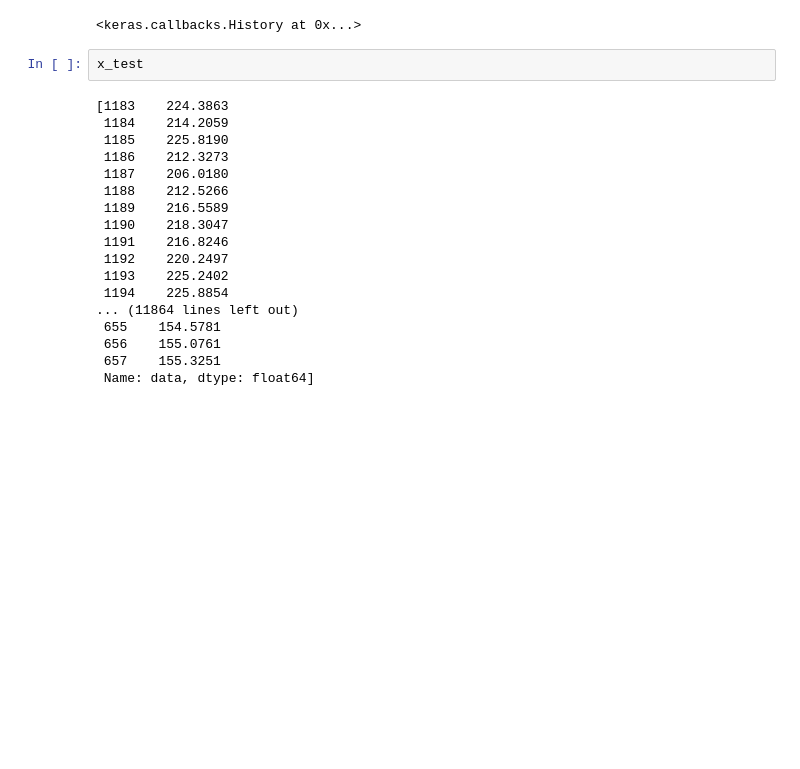
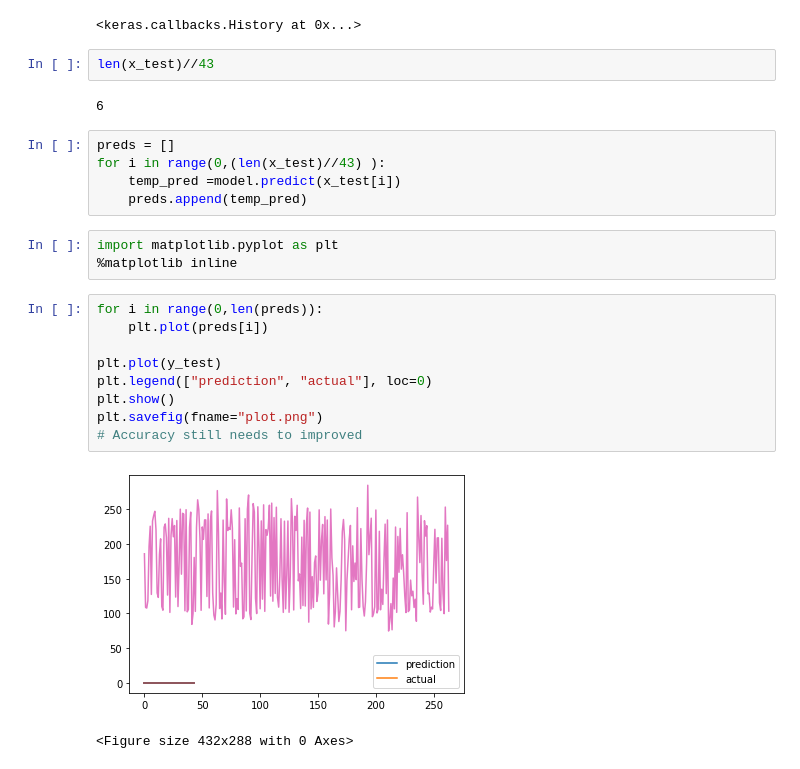
Before and after one commit to rishit836/StockPrediction, a Jupyter notebook: main.ipynb, the cells around one changed output. Drawn from its saved outputs; the diff is of its cells as text; blank space fills up the shorter version.

```diff
--- a/main.ipynb
+++ b/main.ipynb
@@ -195,23 +195,27 @@ Epoch 99/100
 Epoch 100/100
 17/17 [==============================] - 0s 19ms/step - loss: 10677.8291
 <keras.callbacks.History at 0x...>
-# %%
-x_test
-# %% [output]
-[1183    224.3863
- 1184    214.2059
- 1185    225.8190
- 1186    212.3273
- 1187    206.0180
- 1188    212.5266
- 1189    216.5589
- 1190    218.3047
- 1191    216.8246
- 1192    220.2497
- 1193    225.2402
- 1194    225.8854
-... (11864 lines left out)
- 655    154.5781
- 656    155.0761
- 657    155.3251
- Name: data, dtype: float64]
+# %%
+len(x_test)//43
+# %% [output]
+6
+# %%
+preds = []
+for i in range(0,(len(x_test)//43) ):
+    temp_pred =model.predict(x_test[i])
+    preds.append(temp_pred)
+# %%
+import matplotlib.pyplot as plt
+%matplotlib inline
+# %%
+for i in range(0,len(preds)):
+    plt.plot(preds[i])
+
+plt.plot(y_test)
+plt.legend(["prediction", "actual"], loc=0)
+plt.show()
+plt.savefig(fname="plot.png")
+# Accuracy still needs to improved
+# %% [output]
+[figure, added]
+<Figure size 432x288 with 0 Axes>
```
Also changed, not shown: parts of 1 cell of this notebook, 2 other files.
